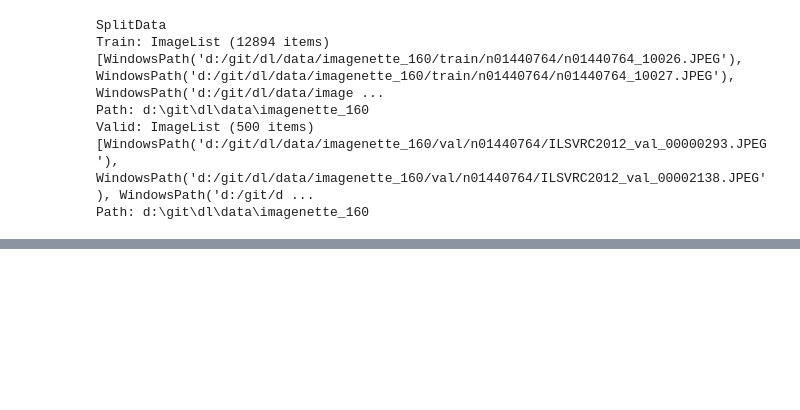
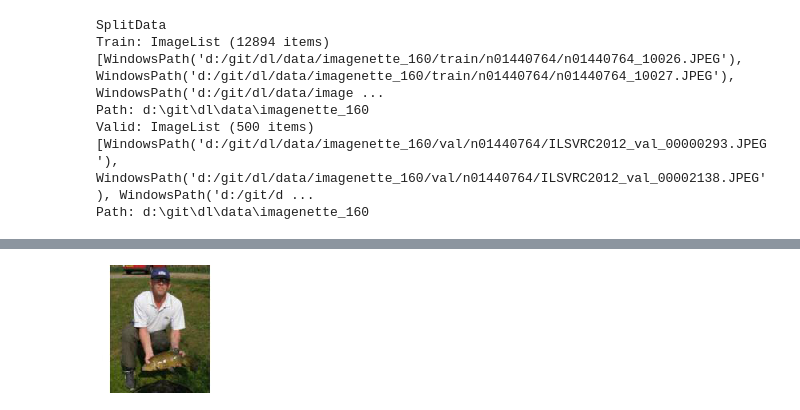
Before and after one commit to gokul-subbu/dl, a Jupyter notebook: dev_nb/02_datablock.ipynb, the cells around one changed output, grey strips where cells are left out. Drawn from its saved outputs; the diff is of its cells as text; code cells hidden in the pictures; blank space fills up the shorter version.

```diff
--- a/dev_nb/02_datablock.ipynb
+++ b/dev_nb/02_datablock.ipynb
@@ -205,0 +294,4 @@ def uniqueify(x, sort=False):
+# %%
+ll.train[0][0].resize((128,128))
+# %% [output]
+[figure, added]
```
Also changed, not shown: parts of 8 cells of this notebook.
